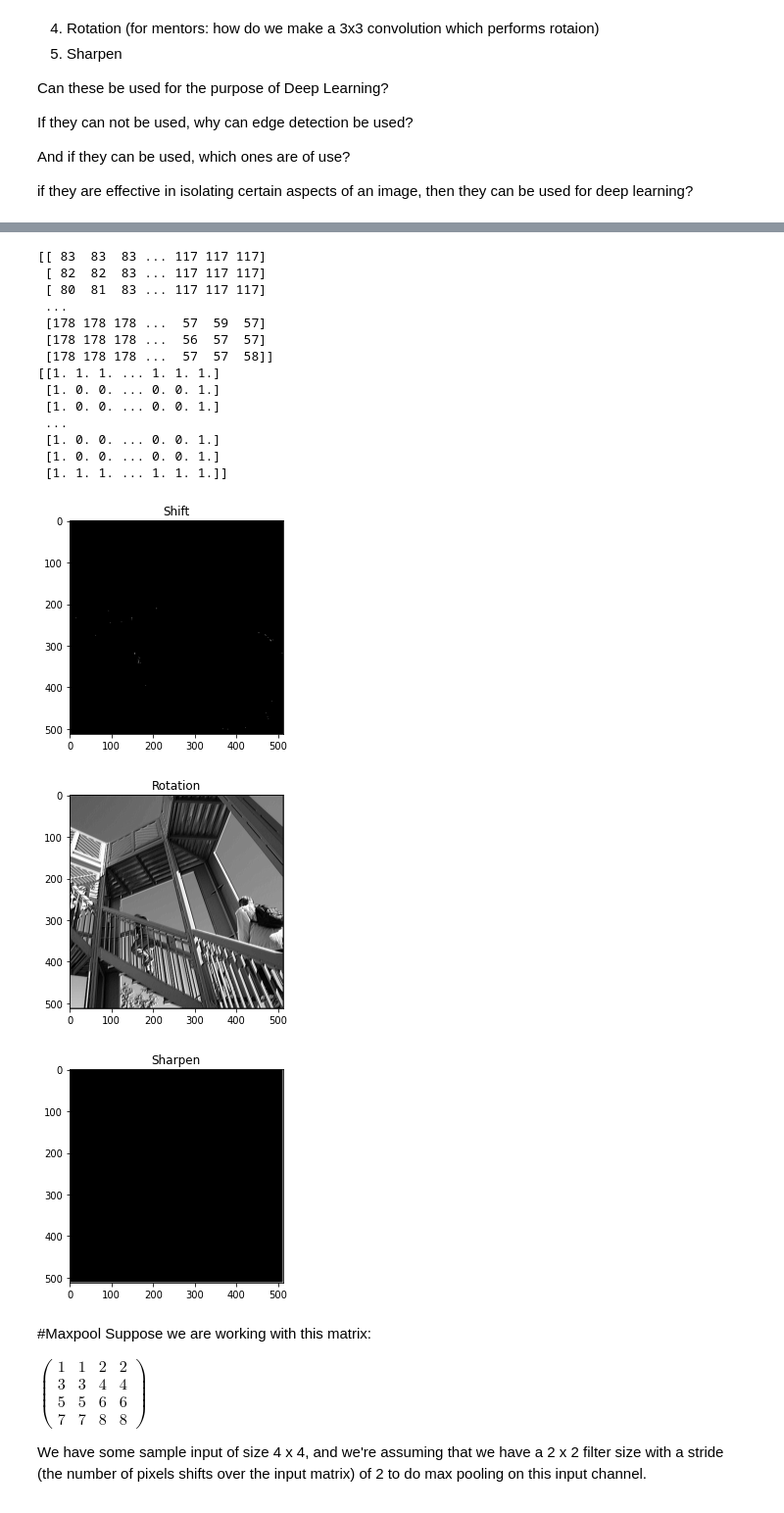
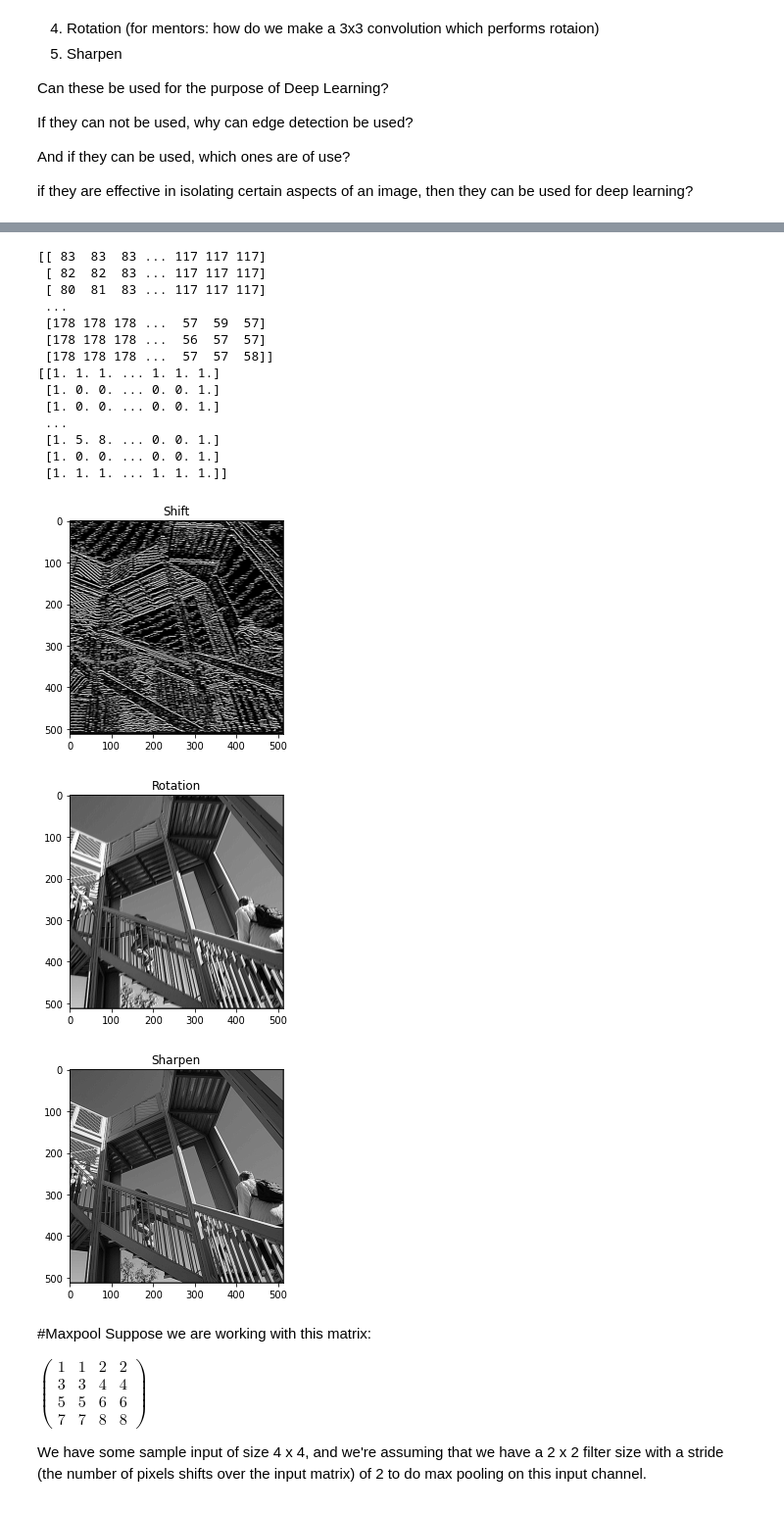
Before and after one commit to leahuangyanez1/FutureMakers2022, a Jupyter notebook: Day_6_Introduction_to_CNNs_LHY.ipynb, the cells around one changed output, grey strips where cells are left out. Shown at 98% size. Saved outputs shown, nothing was run; the diff lists cells and outputs as text; code cells hidden in the pictures.

```diff
--- a/Day_6_Introduction_to_CNNs_LHY.ipynb
+++ b/Day_6_Introduction_to_CNNs_LHY.ipynb
@@ -206,9 +206,9 @@ from IPython.core.display import Math
 
 # Change corner detection filter values here
 
-kernel_corner = np.array([[-1,-1,-1],
-                        [-1,4,-1],
-                        [-1,-1,-1]])
+kernel_corner = np.array([[-1,0,1],
+                        [-1,0,1],
+                        [-1,0,1]])
 print(img)
 img_corner = convolute(img, size_x, size_y, kernel_corner)
 
@@ -278,9 +278,9 @@ plt.show()
 
 ## use the same kernel / convolution / plotting code as above - make sure you change the variable names accordingly
 """
-kernel_sharpen = np.array([[0,0,0],
-                        [0,0,0],
-                        [0,0,0]])
+kernel_sharpen = np.array([[0,-1,0],
+                        [-1,5,-1],
+                        [0,-1,0]])
 img_sharpen = convolute(img, size_x, size_y, kernel_sharpen)
 
 plt.gray()
@@ -319,23 +319,23 @@ plt.show()
  [1. 0. 0. ... 0. 0. 1.]
  [1. 1. 1. ... 1. 1. 1.]]
 [figure]
 [[ 83  83  83 ... 117 117 117]
  [ 82  82  83 ... 117 117 117]
  [ 80  81  83 ... 117 117 117]
  ...
  [178 178 178 ...  57  59  57]
  [178 178 178 ...  56  57  57]
  [178 178 178 ...  57  57  58]]
 [[1. 1. 1. ... 1. 1. 1.]
  [1. 0. 0. ... 0. 0. 1.]
  [1. 0. 0. ... 0. 0. 1.]
  ...
- [1. 0. 0. ... 0. 0. 1.]
+ [1. 5. 8. ... 0. 0. 1.]
  [1. 0. 0. ... 0. 0. 1.]
  [1. 1. 1. ... 1. 1. 1.]]
-[figure, old version]
+[figure, new version]
 [figure]
-[figure, old version]
+[figure, new version]
 # %% [markdown]
 #Maxpool
 Suppose we are working with this matrix:
```
Also changed, not shown: parts of 3 cells of this notebook.
